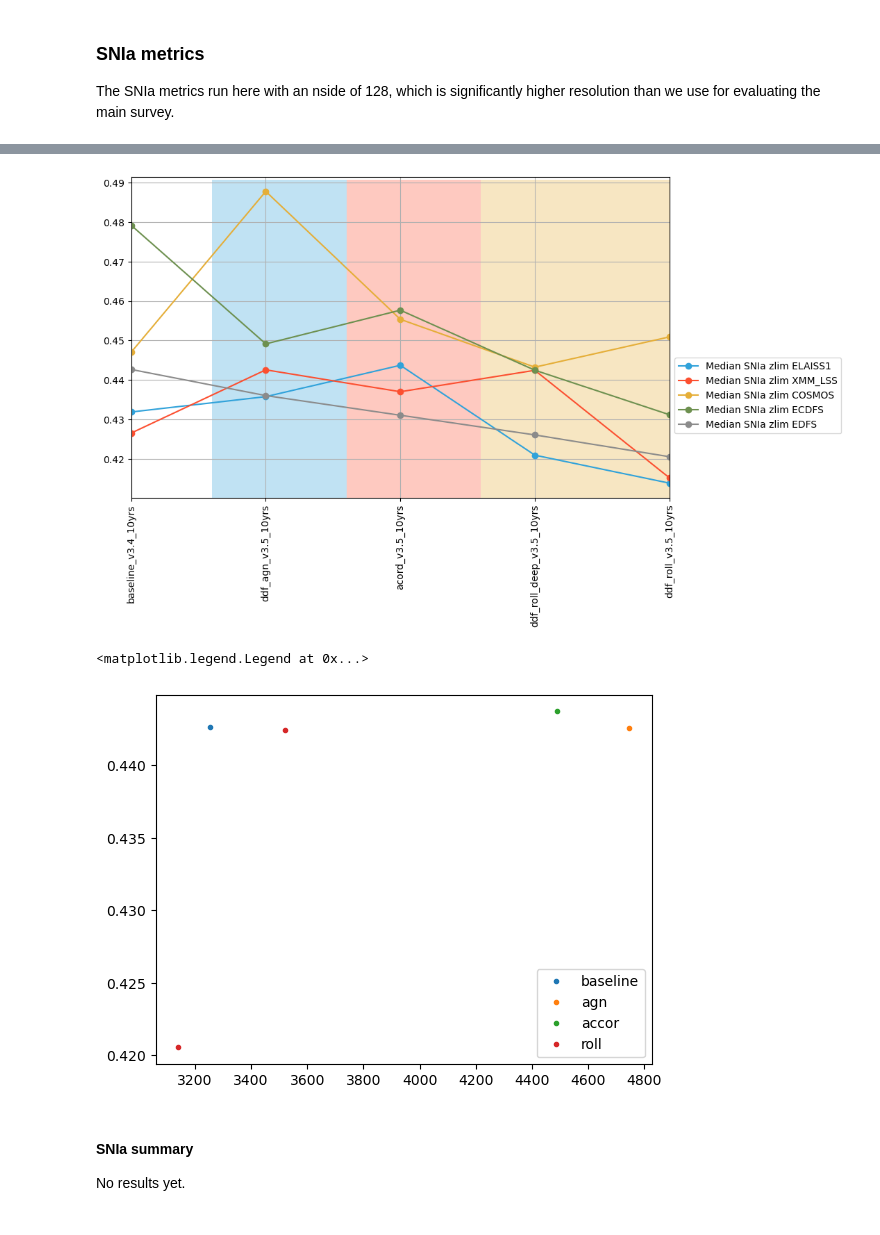
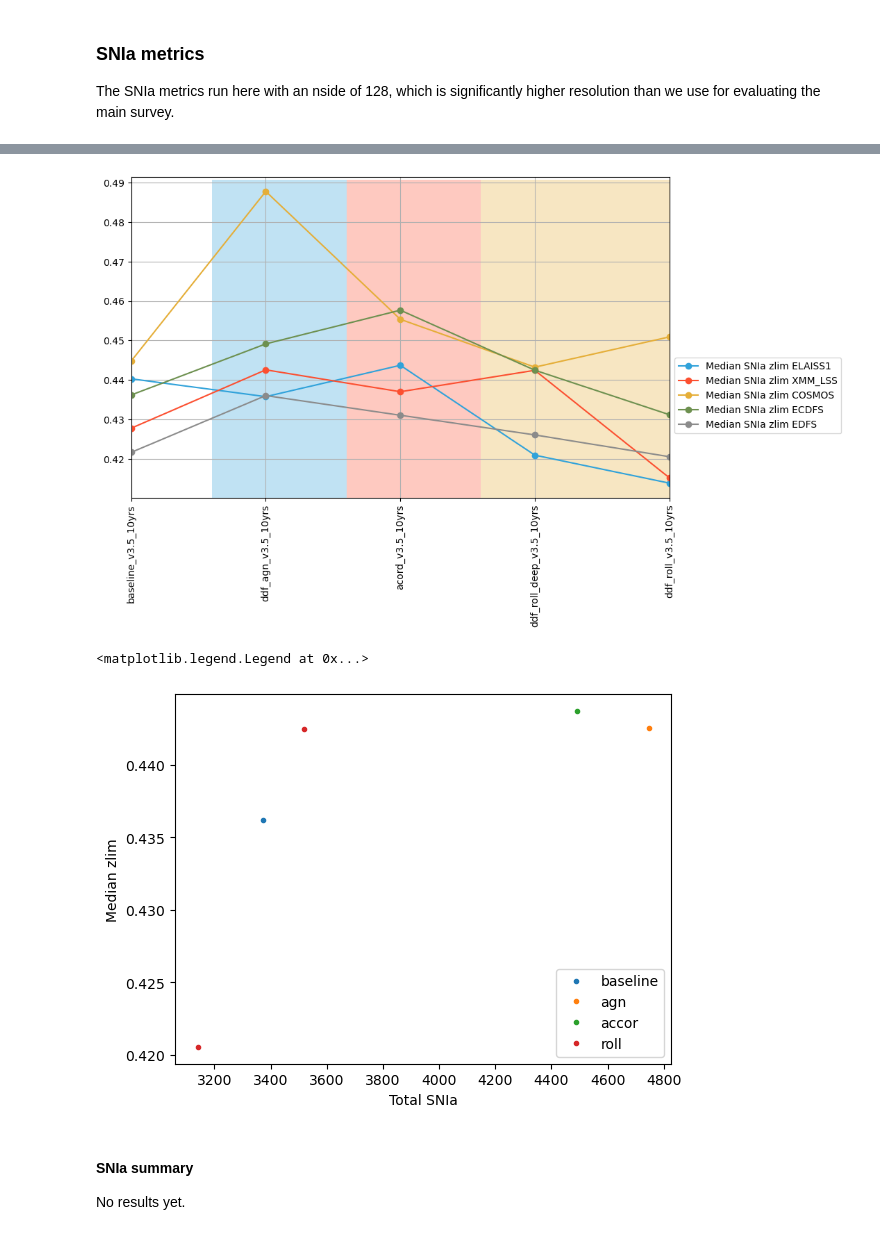
Before and after one commit to lsst-pst/survey_strategy, a Jupyter notebook: fbs_3.5/v3.5_DDF_strategies.ipynb, the cells around one changed output, grey strips where cells are left out. Cells and saved outputs as stored; diff of their text form; code cells hidden in the pictures.

```diff
--- a/fbs_3.5/v3.5_DDF_strategies.ipynb
+++ b/fbs_3.5/v3.5_DDF_strategies.ipynb
@@ -37,7 +37,7 @@ There are 48 specific DDF experiments.
 # v3.5 runs
 summaries = maf.get_metric_summaries(summary_source='summary_v3.5.h5')
 print(f"This summary h5 file contains information on {len(summaries.index)} simulations.")
-baselinerun = 'baseline_v3.4_10yrs'
+baselinerun = 'baseline_v3.5_10yrs'
 ddf_accor = [r for r in summaries.index if 'acord' in r ]
 ddf_roll = [r for r in summaries.index if 'roll' in r and 'ddf' in r]
 ddf_agn = [r for r in summaries.index if 'agn' in r and 'ddf' in r]
@@ -460,21 +460,23 @@ for q in ddf_sets:
     ax.fill_betweenx(np.arange(ylim[0], ylim[1], (ylim[1]-ylim[0])/100), xi, xii, alpha=0.3)
     xi = xii
 # %% [output]
-[figure, old version]
+[figure, new version]
 # %%
 msub1 = metric_subsets.loc['SNIa DDF'].query('not metric.str.contains("WFD") and \
                                            metric.str.contains("Sum")')
 msub2 = metric_subsets.loc['SNIa DDF'].query('not metric.str.contains("WFD") and \
                                            metric.str.contains("zlim")')
 total_sn = summaries.loc[all_runs, msub1['metric']].sum(axis=1)
 median_zlim = summaries.loc[all_runs, msub2['metric']].median(axis=1)
 
 for fam, label in zip([[baselinerun], ddf_agn, ddf_accor, ddf_roll], ['baseline', 'agn', 'accor', 'roll']):
     plt.plot(total_sn.loc[fam], median_zlim.loc[fam], marker='.', linestyle='', label=label)
+plt.xlabel("Total SNIa")
+plt.ylabel("Median zlim")
 plt.legend()
 # %% [output]
 <matplotlib.legend.Legend at 0x...>
-[figure, old version]
+[figure, new version]
 # %% [markdown]
 #### SNIa summary
 
```
Also changed, not shown: parts of 21 cells of this notebook.
